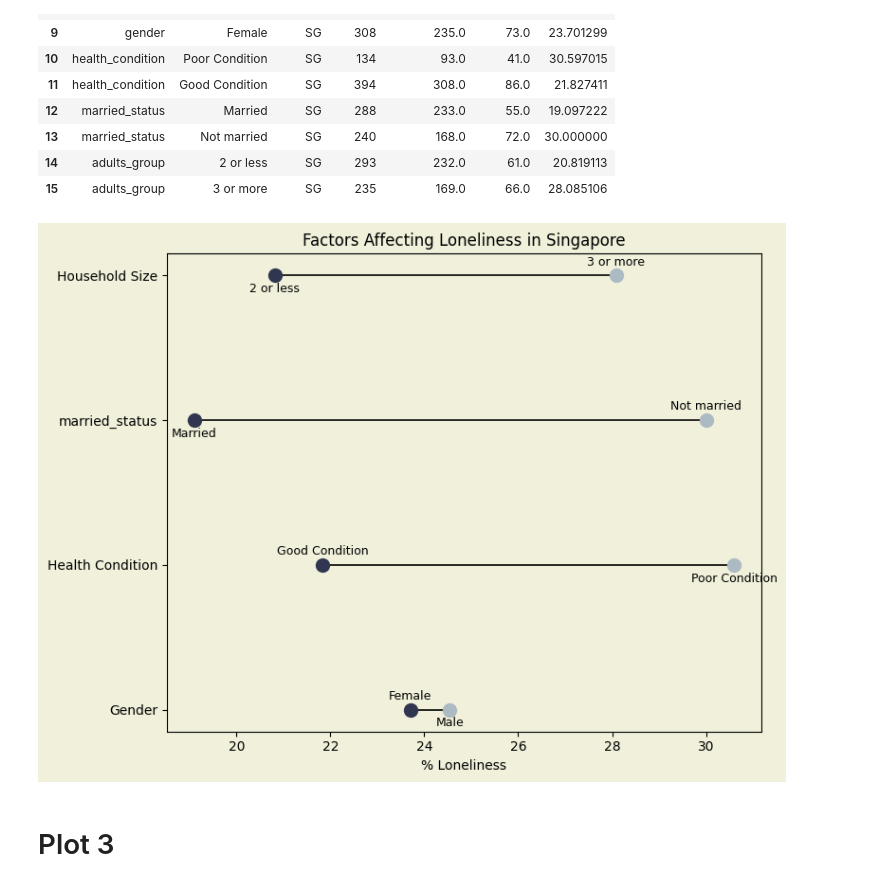
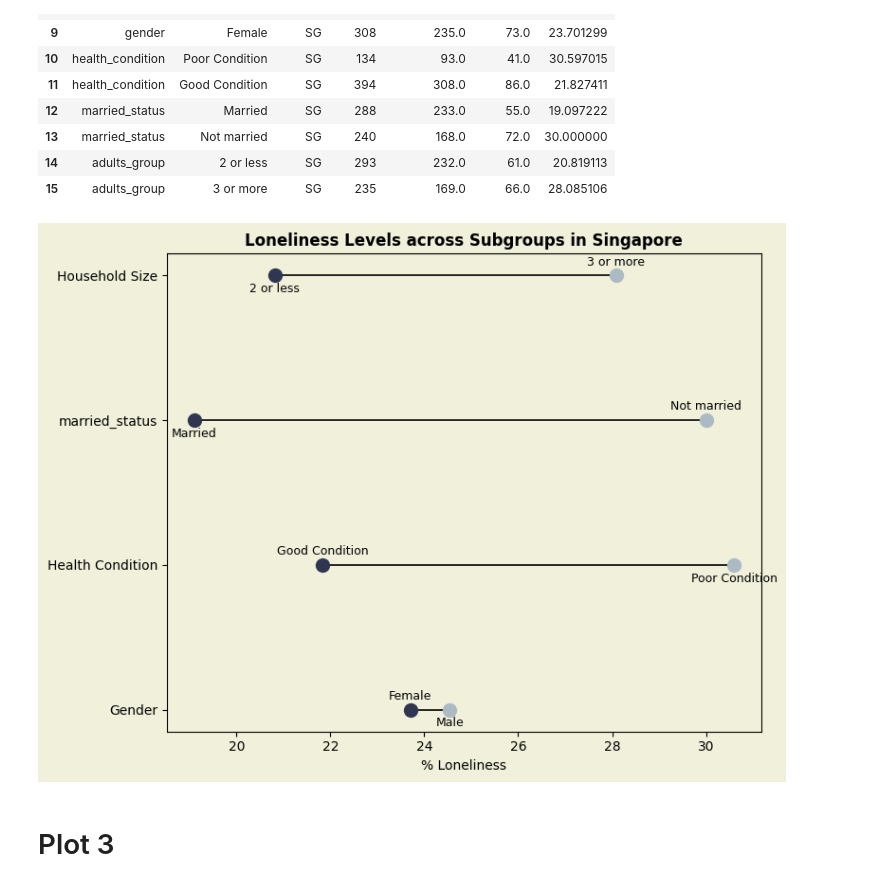
Before and after one commit to chrstntan/DSA4262, a Jupyter notebook: Assignment 1/Assignment 1.ipynb, the cells around one changed output. Cells and saved outputs as stored; diff of their text form; code cells hidden in the pictures.

```diff
--- a/Assignment 1/Assignment 1.ipynb
+++ b/Assignment 1/Assignment 1.ipynb
@@ -260,35 +260,35 @@ y_positions = range(len(factors))
 for y, factor in zip(y_positions, factors):
     df_factor = df_plot2[(df_plot2['Factor']==factor) & (df_plot2['Region']=='SG')]
     levels = df_factor['Level'].values
     values = df_factor['%_lonely'].values
 
     more_lonely_index = 0 if values[0] > values[1] else 1
     colors = [min_color, min_color]
     colors[more_lonely_index] = highlight_color
 
     plt.plot(values, [y, y], marker='o', linestyle='-', color='black', linewidth=1.2)
 
     for j, (val, color, lvl) in enumerate(zip(values, colors, levels)):
         plt.scatter(val, y, color=color, s=100, zorder=5)
         offset = -0.05 if j == 0 else 0.05
         va = 'top' if j == 0 else 'bottom'
         plt.text(val, y + offset, lvl, ha='center', va=va, fontsize=9)
 
 factor_labels = {
     'gender': 'Gender',
     'relationship': 'Marital Status',
     'health_condition': 'Health Condition',
     'adults_group': 'Household Size'
 }
 
 
 plt.yticks(y_positions, [factor_labels.get(f, f) for f in factors])
 plt.xlabel("% Loneliness")
-plt.title("Factors Affecting Loneliness in Singapore")
+plt.title("Loneliness Levels across Subgroups in Singapore", weight = "bold")
 plt.tight_layout()
 plt.show()
 # %% [output]
-[figure, old version]
+[figure, new version]
 # %% [markdown]
 # Plot 3
 # %%
```
Also changed, not shown: parts of 3 cells of this notebook.
